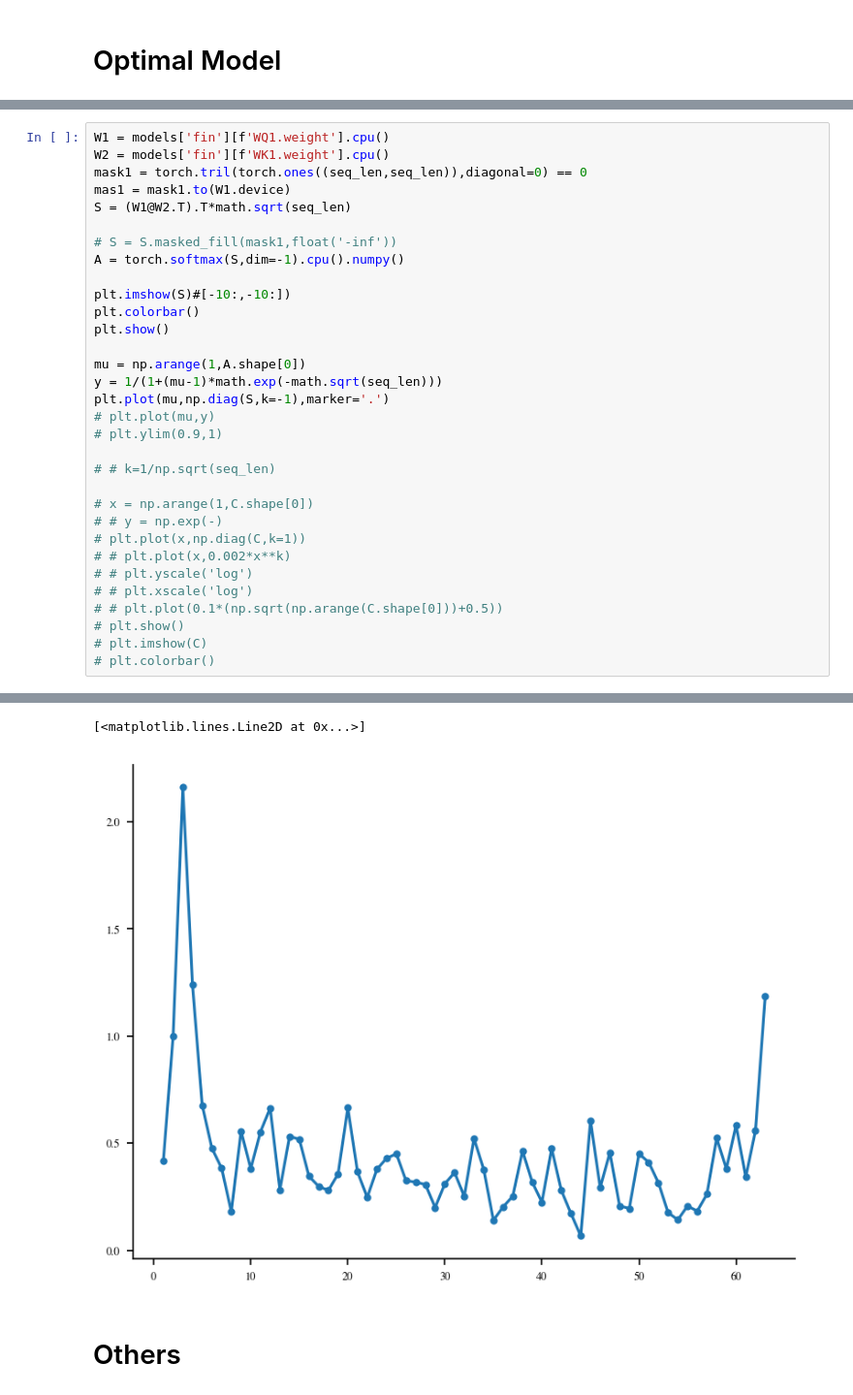
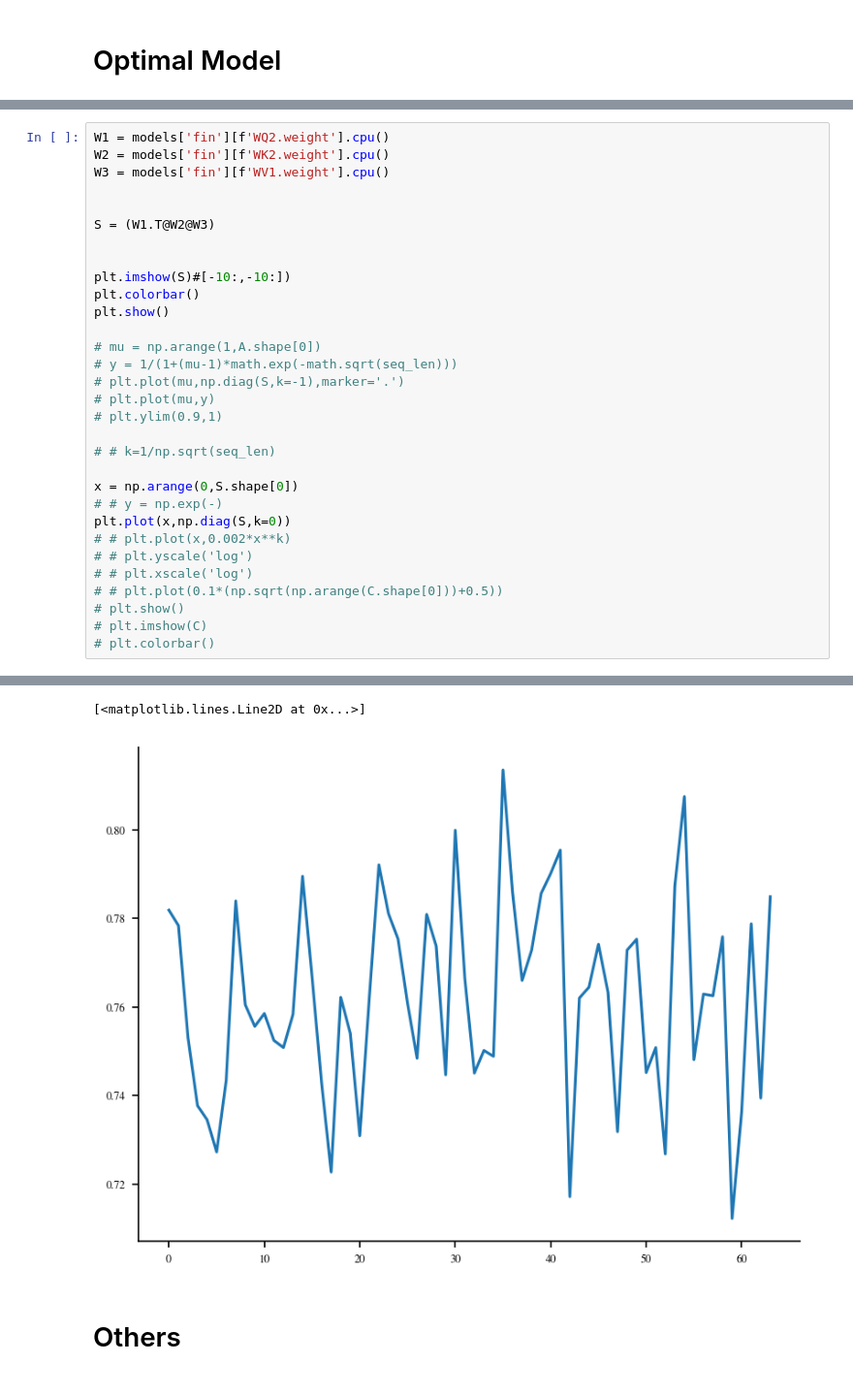
Before and after one commit to CristopherErazo/SAM, a Jupyter notebook: notebooks/26_02_09_Simplified_Task.ipynb, the cells around one changed output, grey strips where cells are left out. Shown at 97% size. Drawn from its saved outputs; the diff is of its cells as text.

```diff
--- a/notebooks/26_02_09_Simplified_Task.ipynb
+++ b/notebooks/26_02_09_Simplified_Task.ipynb
@@ -311,28 +420,27 @@ import math
 # %%
-W1 = models['fin'][f'WQ1.weight'].cpu()
-W2 = models['fin'][f'WK1.weight'].cpu()
-mask1 = torch.tril(torch.ones((seq_len,seq_len)),diagonal=0) == 0
-mas1 = mask1.to(W1.device)
-S = (W1@W2.T).T*math.sqrt(seq_len)
+W1 = models['fin'][f'WQ2.weight'].cpu()
+W2 = models['fin'][f'WK2.weight'].cpu()
+W3 = models['fin'][f'WV1.weight'].cpu()
 
-# S = S.masked_fill(mask1,float('-inf'))
-A = torch.softmax(S,dim=-1).cpu().numpy()
+
+S = (W1.T@W2@W3)
+
 
 plt.imshow(S)#[-10:,-10:])
 plt.colorbar()
 plt.show()
 
-mu = np.arange(1,A.shape[0])
-y = 1/(1+(mu-1)*math.exp(-math.sqrt(seq_len)))
-plt.plot(mu,np.diag(S,k=-1),marker='.')
+# mu = np.arange(1,A.shape[0])
+# y = 1/(1+(mu-1)*math.exp(-math.sqrt(seq_len)))
+# plt.plot(mu,np.diag(S,k=-1),marker='.')
 # plt.plot(mu,y)
 # plt.ylim(0.9,1)
 
 # # k=1/np.sqrt(seq_len)
 
-# x = np.arange(1,C.shape[0])
+x = np.arange(0,S.shape[0])
 # # y = np.exp(-)
-# plt.plot(x,np.diag(C,k=1))
+plt.plot(x,np.diag(S,k=0))
 # # plt.plot(x,0.002*x**k)
 # # plt.yscale('log')
 # # plt.xscale('log')
@@ -345,5 +453,5 @@ plt.plot(mu,np.diag(S,k=-1),marker='.')
 [<matplotlib.lines.Line2D at 0x...>]
-[figure, old version]
+[figure, new version]
 # %% [markdown]
 # Others
 # %%
```
Also changed, not shown: parts of 9 cells of this notebook, 6 other files.
